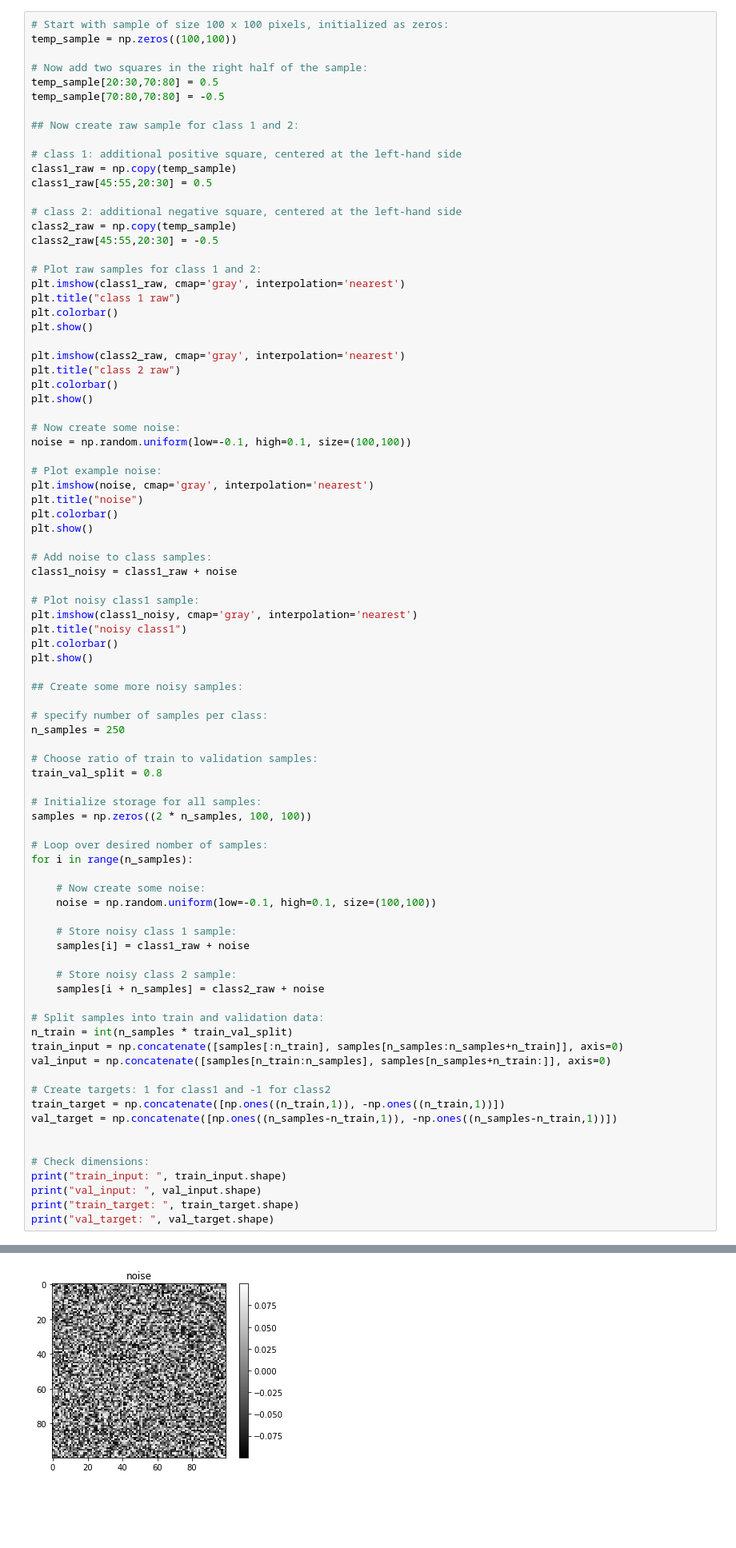
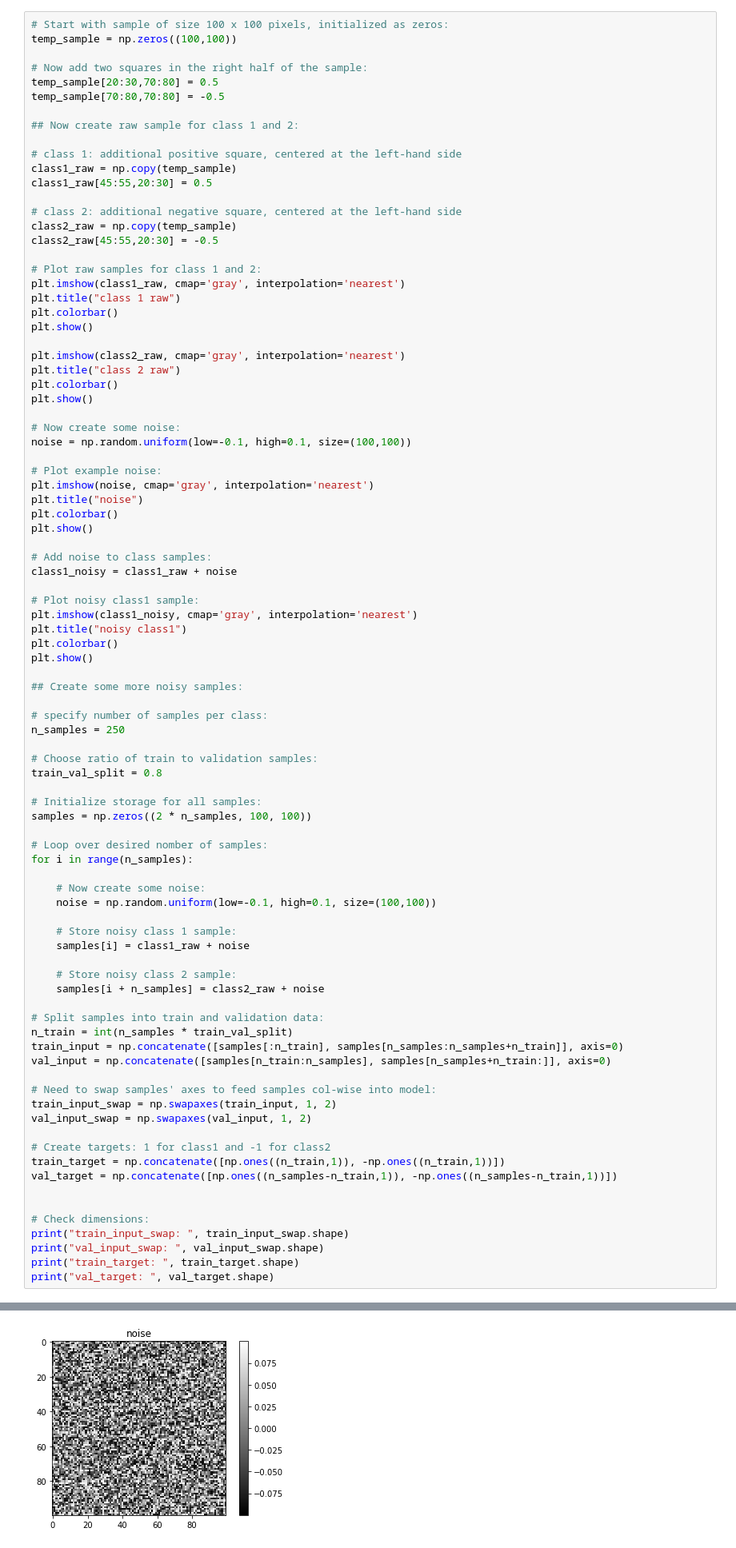
Before and after one commit to MarcoLandtHayen/EchoStateNetworks, a Jupyter notebook: notebooks/ESN_exp10_Classification_LRP_syntheticSamples.ipynb, the cells around one changed output, grey strips where cells are left out. Shown at 80% size. Drawn from its saved outputs; the diff is of its cells as text; blank space fills up the shorter version.

```diff
--- a/notebooks/ESN_exp10_Classification_LRP_syntheticSamples.ipynb
+++ b/notebooks/ESN_exp10_Classification_LRP_syntheticSamples.ipynb
@@ -85,34 +85,38 @@ train_val_split = 0.8
 samples = np.zeros((2 * n_samples, 100, 100))
 
 # Loop over desired nomber of samples:
 for i in range(n_samples):
 
     # Now create some noise:
     noise = np.random.uniform(low=-0.1, high=0.1, size=(100,100))
 
     # Store noisy class 1 sample:
     samples[i] = class1_raw + noise
 
     # Store noisy class 2 sample:
     samples[i + n_samples] = class2_raw + noise
 
 # Split samples into train and validation data:
 n_train = int(n_samples * train_val_split)
 train_input = np.concatenate([samples[:n_train], samples[n_samples:n_samples+n_train]], axis=0)
 val_input = np.concatenate([samples[n_train:n_samples], samples[n_samples+n_train:]], axis=0)
 
+# Need to swap samples' axes to feed samples col-wise into model:
+train_input_swap = np.swapaxes(train_input, 1, 2)
+val_input_swap = np.swapaxes(val_input, 1, 2)
+
 # Create targets: 1 for class1 and -1 for class2
 train_target = np.concatenate([np.ones((n_train,1)), -np.ones((n_train,1))])
 val_target = np.concatenate([np.ones((n_samples-n_train,1)), -np.ones((n_samples-n_train,1))])
 
 
 # Check dimensions:
-print("train_input: ", train_input.shape)
-print("val_input: ", val_input.shape)
+print("train_input_swap: ", train_input_swap.shape)
+print("val_input_swap: ", val_input_swap.shape)
 print("train_target: ", train_target.shape)
 print("val_target: ", val_target.shape)
 # %% [output]
 [figure]
 [figure]
-[figure, old version]
+[figure, new version]
 [figure]
```
Also changed, not shown: parts of 32 cells of this notebook.
